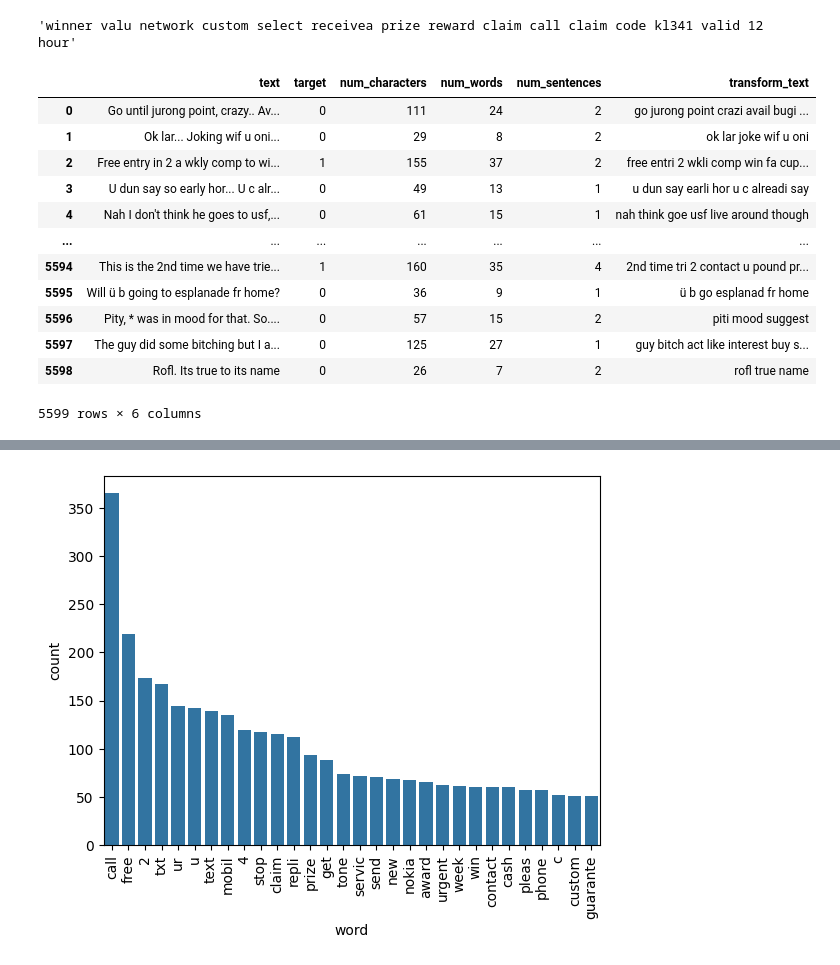
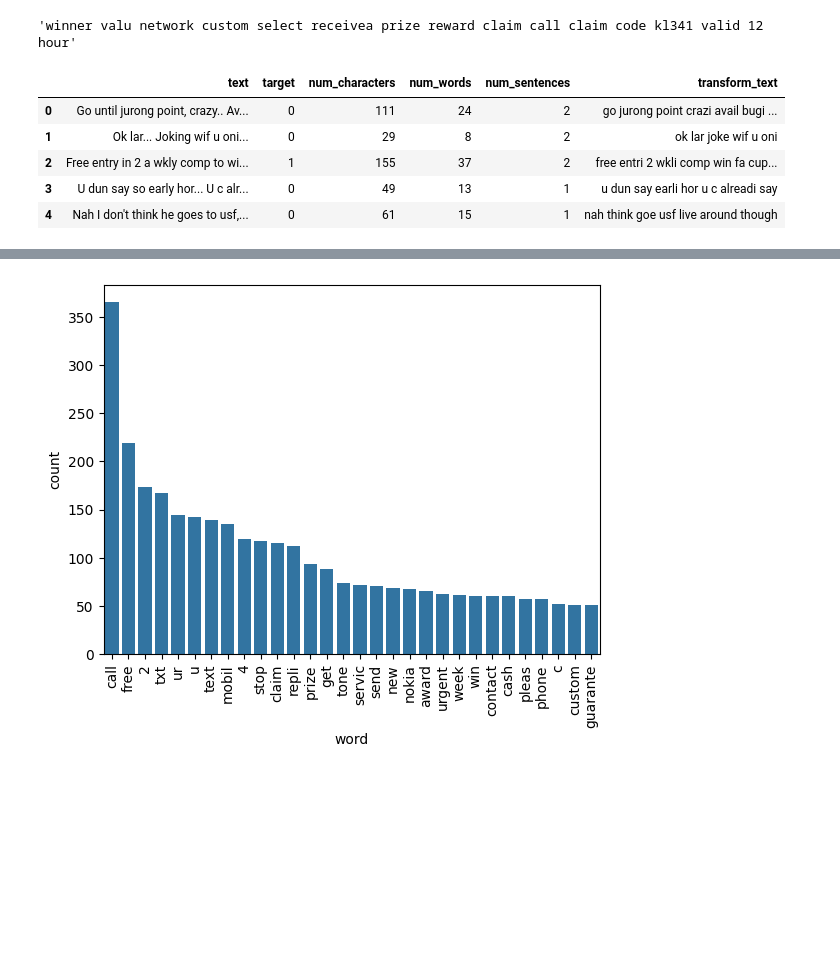
Before and after one commit to bannu82/Spam-Ham-Classifier, a Jupyter notebook: Spam Classifier.ipynb, the cells around one changed output, grey strips where cells are left out. Drawn from its saved outputs; the diff is of its cells as text; code cells hidden in the pictures; blank space fills up the shorter version.

```diff
--- a/Spam Classifier.ipynb
+++ b/Spam Classifier.ipynb
@@ -209,21 +209,14 @@ transform_text(df.text[8])
 
 df['transform_text'] = df['text'].apply(transform_text)
 # %%
-df
+df.head()
 # %% [output]
 |  | text | target | num_characters | num_words | num_sentences | transform_text |
 | 0 | Go until jurong point, crazy.. Av... | 0 | 111 | 24 | 2 | go jurong point crazi avail bugi ... |
 | 1 | Ok lar... Joking wif u oni... | 0 | 29 | 8 | 2 | ok lar joke wif u oni |
 | 2 | Free entry in 2 a wkly comp to wi... | 1 | 155 | 37 | 2 | free entri 2 wkli comp win fa cup... |
 | 3 | U dun say so early hor... U c alr... | 0 | 49 | 13 | 1 | u dun say earli hor u c alreadi say |
 | 4 | Nah I don't think he goes to usf,... | 0 | 61 | 15 | 1 | nah think goe usf live around though |
-| ... | ... | ... | ... | ... | ... | ... |
-| 5594 | This is the 2nd time we have trie... | 1 | 160 | 35 | 4 | 2nd time tri 2 contact u pound pr... |
-| 5595 | Will ü b going to esplanade fr home? | 0 | 36 | 9 | 1 | ü b go esplanad fr home |
-| 5596 | Pity, * was in mood for that. So.... | 0 | 57 | 15 | 2 | piti mood suggest |
-| 5597 | The guy did some bitching but I a... | 0 | 125 | 27 | 1 | guy bitch act like interest buy s... |
-| 5598 | Rofl. Its true to its name | 0 | 26 | 7 | 2 | rofl true name |
-5599 rows × 6 columns
 # %%
 from wordcloud import WordCloud
 wc = WordCloud(height=500 , width=500 , min_font_size=10 , background_color='white')
```
Also changed, not shown: parts of 18 cells of this notebook, 4 other files.
